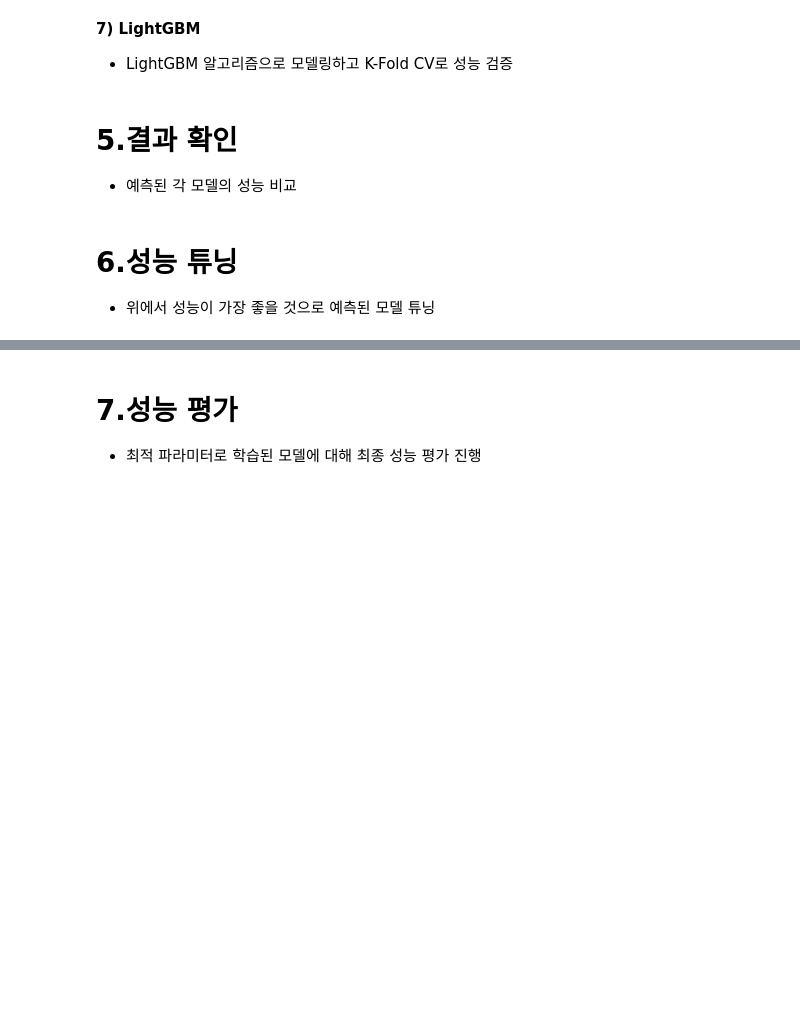
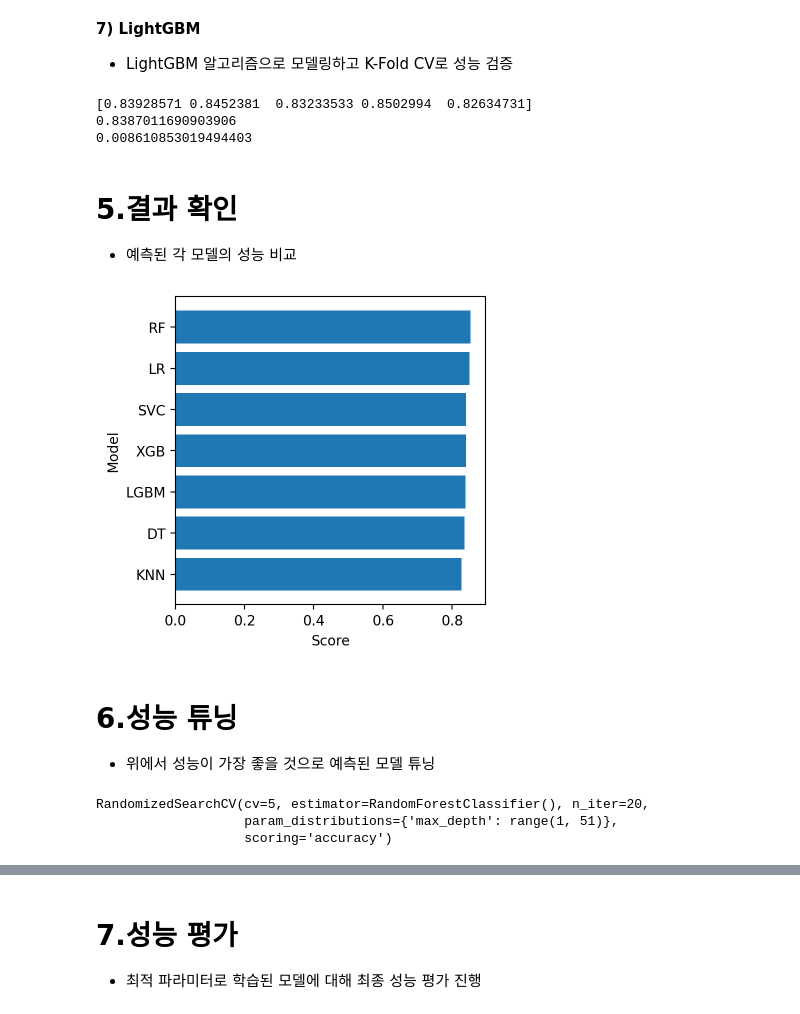
Before and after one commit to dovan2026/maching_learning, a Jupyter notebook: 종합실습_02_Attrition.ipynb, the cells around one changed output, grey strips where cells are left out. Cells and saved outputs as stored; diff of their text form; code cells hidden in the pictures; blank space fills up the shorter version.

```diff
--- a/종합실습_02_Attrition.ipynb
+++ b/종합실습_02_Attrition.ipynb
@@ -180,2 +288,14 @@ df.describe()
+# %%
+# 선언하기
+model_lgbm = LGBMClassifier(min_child_samples=5,
+                            max_depth=15,
+                            min_split_gain=0.0,
+                            colsample_bytree=1.0,
+                            verbose=-1
+                            )
+# %%
+# 성능예측
+cv_score = cross_val_score(model_lgbm, X_train, y_train, cv=5, scoring='accuracy')
 # %%
 # 결과확인
+result['LGBM'] = cv_score.mean()
@@ -184,3 +302,12 @@ df.describe()
+# %%
+# 결과수집
+print(cv_score)
+print(cv_score.mean())
+print(cv_score.std())
+# %% [output]
+[0.83928571 0.8452381  0.83233533 0.8502994  0.82634731]
+0.8387011690903906
+0.008610853019494403
 # %% [markdown]
 # 5.결과 확인
 
@@ -192,3 +315,16 @@ df.describe()
+# %%
+# 성능 비교
+df_result = pd.DataFrame.from_dict(result, orient='index', columns=['score'])
+df_result.sort_values(by='score', ascending=True, inplace=True)
+# %%
+# 성능 시각화 비교
+plt.figure(figsize=(4,4))
+plt.barh(y=df_result.index, width=df_result['score'])
+plt.xlabel('Score')
+plt.ylabel('Model')
+plt.show()
+# %% [output]
+[figure, added]
 # %% [markdown]
 # 6.성능 튜닝
 
@@ -205,2 +341,7 @@ df.describe()
 # %%
 # 학습하기(많은 시간이 소요될 수 있음)
+model.fit(X_train, y_train)
+# %% [output]
+RandomizedSearchCV(cv=5, estimator=RandomForestClassifier(), n_iter=20,
+                   param_distributions={'max_depth': range(1, 51)},
+                   scoring='accuracy')
```
Also changed, not shown: parts of 63 cells of this notebook.
